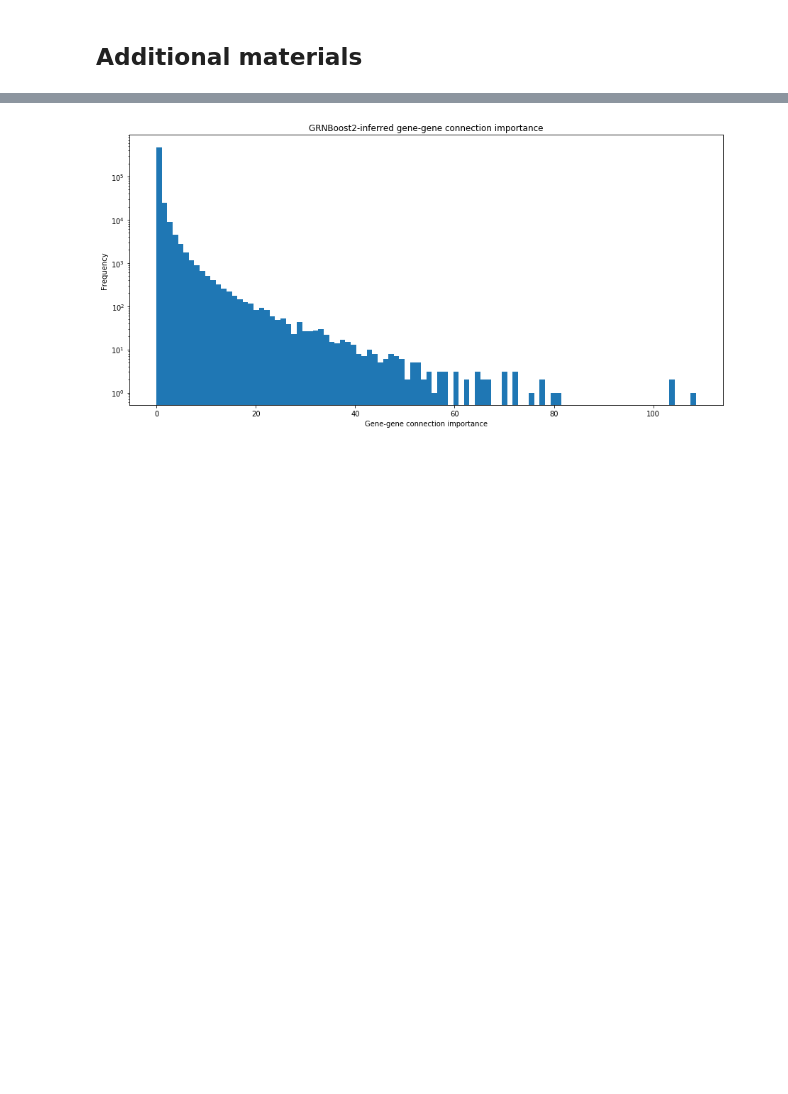
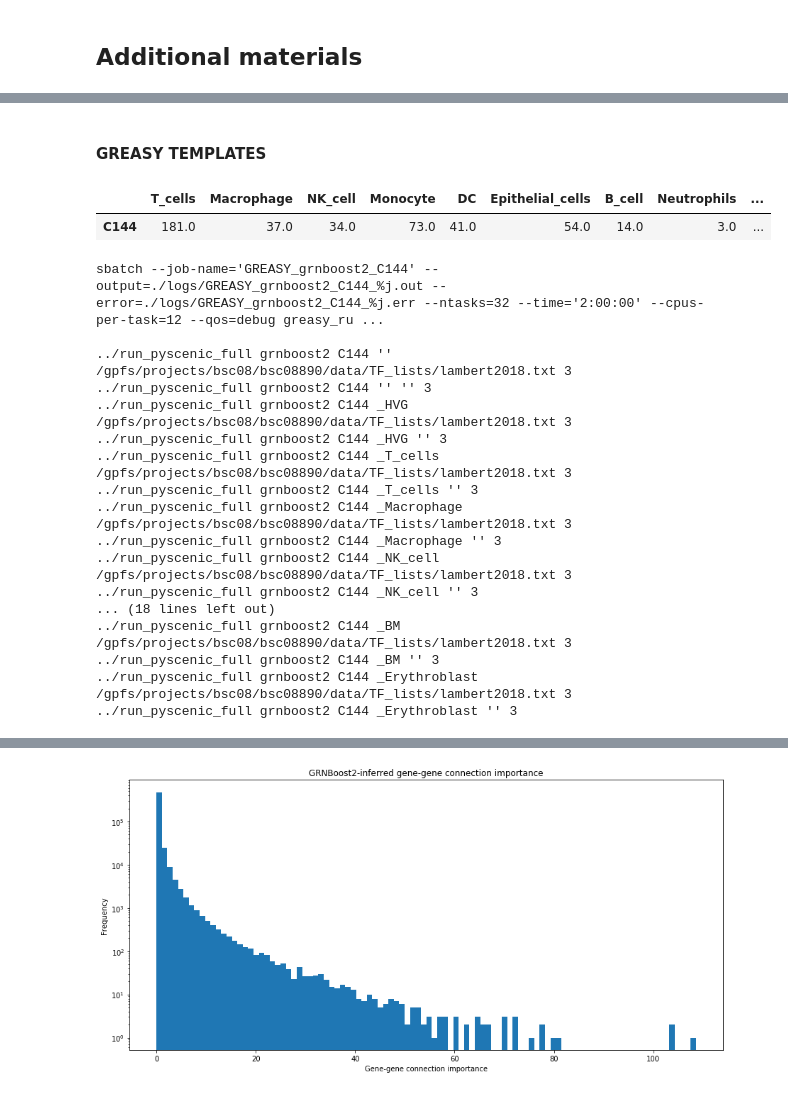
Before and after one commit to masyahook/scGRN, a Jupyter notebook: jupyter/GRN_inference.ipynb, the cells around one changed output, grey strips where cells are left out. Saved outputs shown, nothing was run; the diff lists cells and outputs as text; code cells hidden in the pictures; blank space fills up the shorter version.

```diff
--- a/jupyter/GRN_inference.ipynb
+++ b/jupyter/GRN_inference.ipynb
@@ -951,0 +1199,46 @@ sbatch --time='24:00:00' --job-name='B_cell_TF_genie3' --output=./logs/B_cell_TF
+# %% [markdown]
+#### GREASY TEMPLATES
+# %%
+cyan_color = lambda x: colored(x, 'cyan')
+red_color = lambda x: colored(x, 'red')
+
+patient = 'C144'
+method = 'grnboost2'
+data_types = list(map(lambda x: x.replace('raw_data', '') if x.replace('raw_data', '') else "''", _FILE_PREFIXES[patient]))
+
+n_tasks = 2*len(data_types)
+hours = 2
+cpus_per_task = 12
+num_workers = cpus_per_task // 4
+qos_debug = True
+qos_debug_cmd = f' {cyan_color("--qos")}=debug ' if qos_debug else ' '
+
+display(pd.DataFrame(cell_type_freq.loc[patient].dropna()).T)
+
+print(f"{red_color('sbatch')} {cyan_color('--job-name')}='GREASY_{method}_{patient}' {cyan_color('--output')}=./logs/GREASY_{method}_{patient}_%j.out "
+      f"{cyan_color('--error')}=./logs/GREASY_{method}_{patient}_%j.err {cyan_color('--ntasks')}={n_tasks} {cyan_color('--time')}='{hours}:00:00' "
+      f"{cyan_color('--cpus-per-task')}={cpus_per_task}{qos_debug_cmd}{red_color('greasy_run_pyscenic')} {patient}")
+print()
+for d in data_types:
+    print(f"{red_color('../run_pyscenic_full')} {method} {patient} {d} /gpfs/projects/bsc08/bsc08890/data/TF_lists/lambert2018.txt {num_workers}")
+    print(f"{red_color('../run_pyscenic_full')} {method} {patient} {d} '' {num_workers}")
+# %% [output]
+|  | T_cells | Macrophage | NK_cell | Monocyte | DC | Epithelial_cells | B_cell | Neutrophils | ... |
+| C144 | 181.0 | 37.0 | 34.0 | 73.0 | 41.0 | 54.0 | 14.0 | 3.0 | ... |
+sbatch --job-name='GREASY_grnboost2_C144' --output=./logs/GREASY_grnboost2_C144_%j.out --error=./logs/GREASY_grnboost2_C144_%j.err --ntasks=32 --time='2:00:00' --cpus-per-task=12 --qos=debug greasy_ru ...
+
+../run_pyscenic_full grnboost2 C144 '' /gpfs/projects/bsc08/bsc08890/data/TF_lists/lambert2018.txt 3
+../run_pyscenic_full grnboost2 C144 '' '' 3
+../run_pyscenic_full grnboost2 C144 _HVG /gpfs/projects/bsc08/bsc08890/data/TF_lists/lambert2018.txt 3
+../run_pyscenic_full grnboost2 C144 _HVG '' 3
+../run_pyscenic_full grnboost2 C144 _T_cells /gpfs/projects/bsc08/bsc08890/data/TF_lists/lambert2018.txt 3
+../run_pyscenic_full grnboost2 C144 _T_cells '' 3
+../run_pyscenic_full grnboost2 C144 _Macrophage /gpfs/projects/bsc08/bsc08890/data/TF_lists/lambert2018.txt 3
+../run_pyscenic_full grnboost2 C144 _Macrophage '' 3
+../run_pyscenic_full grnboost2 C144 _NK_cell /gpfs/projects/bsc08/bsc08890/data/TF_lists/lambert2018.txt 3
+../run_pyscenic_full grnboost2 C144 _NK_cell '' 3
+... (18 lines left out)
+../run_pyscenic_full grnboost2 C144 _BM /gpfs/projects/bsc08/bsc08890/data/TF_lists/lambert2018.txt 3
+../run_pyscenic_full grnboost2 C144 _BM '' 3
+../run_pyscenic_full grnboost2 C144 _Erythroblast /gpfs/projects/bsc08/bsc08890/data/TF_lists/lambert2018.txt 3
+../run_pyscenic_full grnboost2 C144 _Erythroblast '' 3
```
Also changed, not shown: parts of 28 cells of this notebook, 5 other files.
